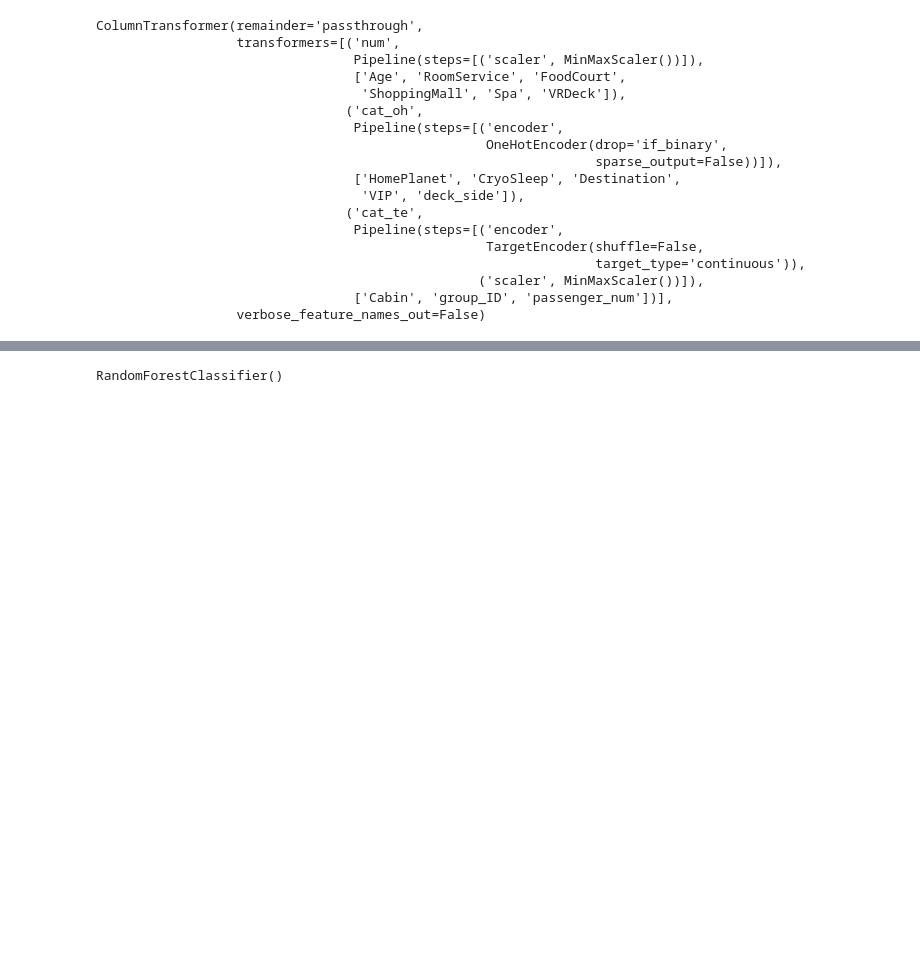
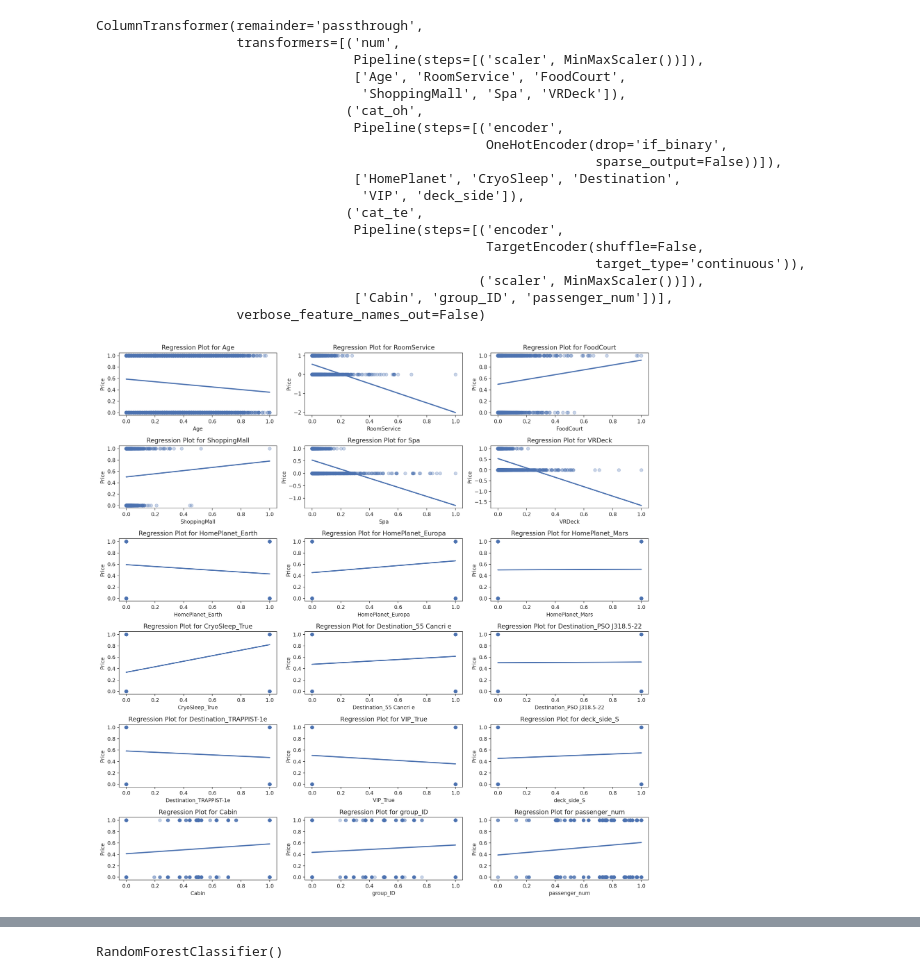
Before and after one commit to peteray-dev/Space-Titanic, a Jupyter notebook: Space_Titanic.ipynb, the cells around one changed output, grey strips where cells are left out. Drawn from its saved outputs; the diff is of its cells as text; code cells hidden in the pictures; blank space fills up the shorter version.

```diff
--- a/Space_Titanic.ipynb
+++ b/Space_Titanic.ipynb
@@ -350,3 +355,24 @@ X_valid_pro = processor.transform(X_valid)
 test_pro = processor.transform(test)
 # %%
 #I will try feature engineering and feature selection later
+# %%
+# Create subplots
+fig, ax = plt.subplots(6, 3, figsize=(15, 15))
+
+# Flattening the ax array
+ax = ax.flatten()
+
+# regplot for each column
+for i, column in enumerate(X_train_pro):
+    sns.regplot(
+        x=X_train_pro[column], y=y_train,
+        scatter_kws=dict(alpha=0.3), ax=ax[i], ci=None
+    )
+    ax[i].set_title(f'Regression Plot for {column}')
+    ax[i].set_xlabel(column)
+    ax[i].set_ylabel('Price')
+
+plt.tight_layout()
+plt.show()
+# %% [output]
+[figure, added]
```
Also changed, not shown: parts of 4 cells of this notebook.
